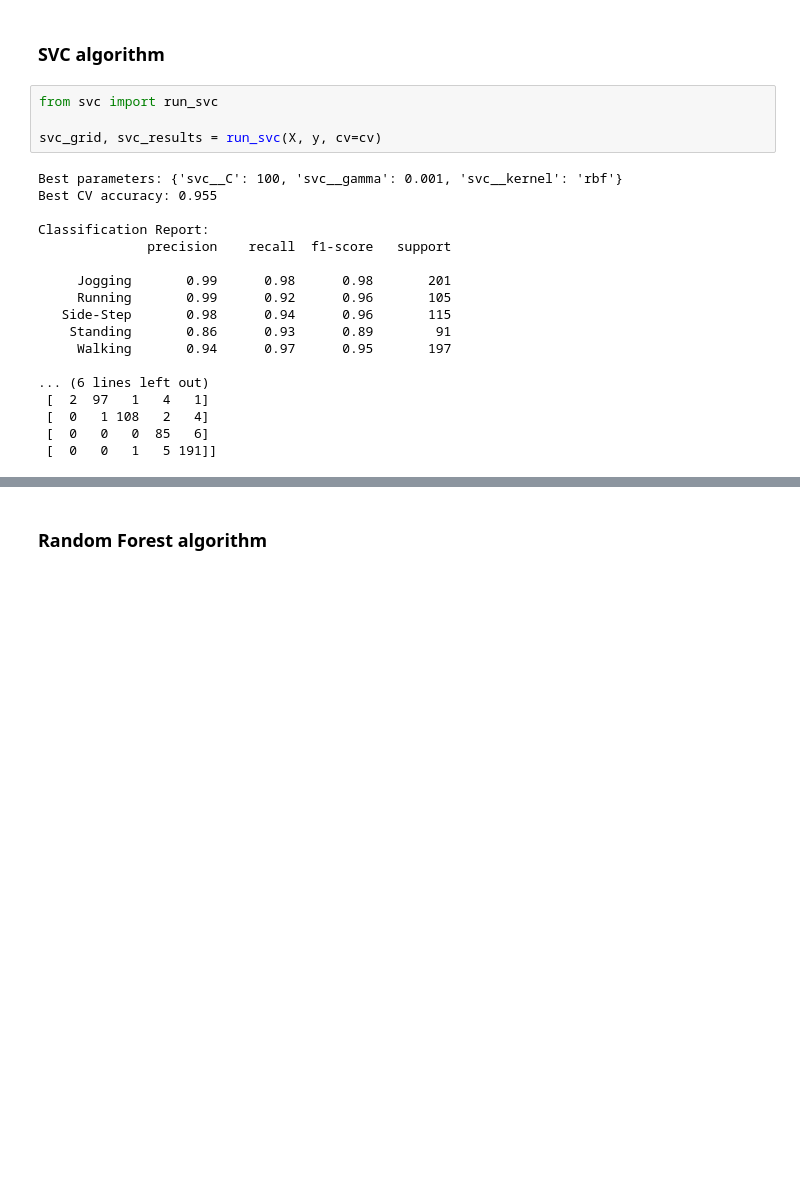
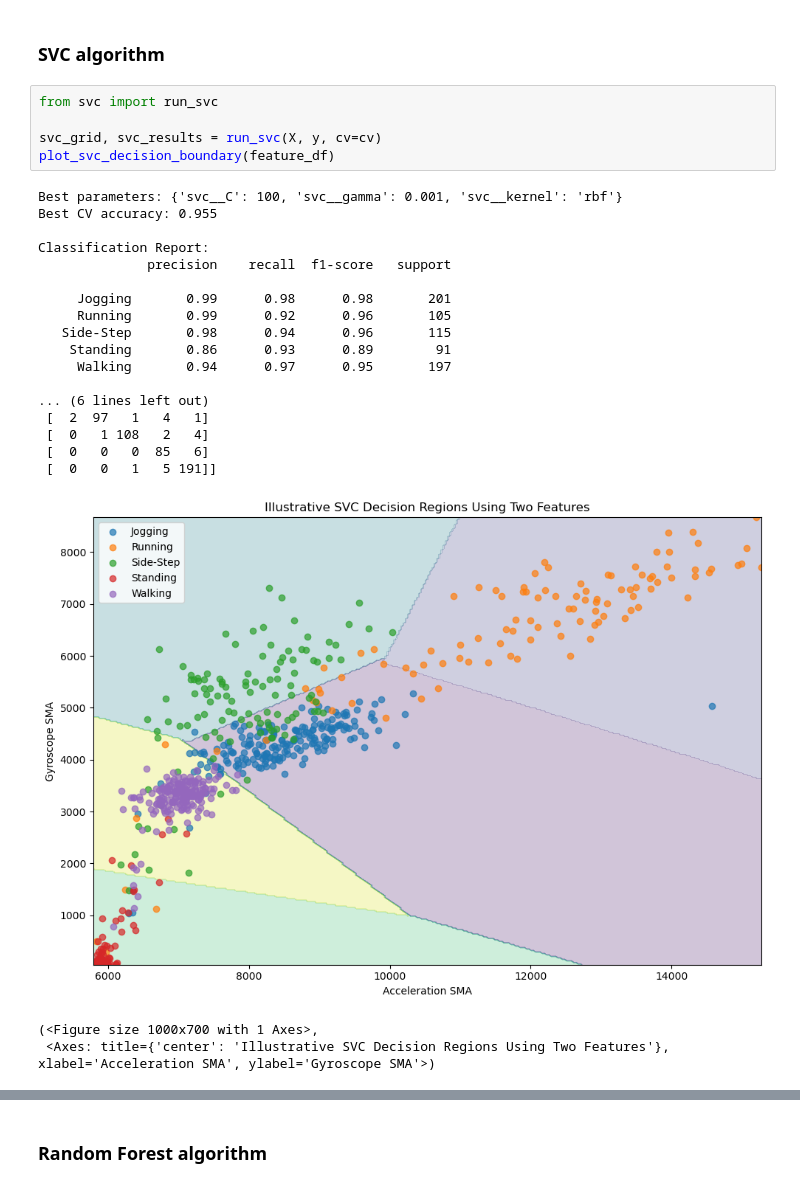
Before and after one commit to spagboolean-gif/cosc102_ass3, a Jupyter notebook: data_analysis.ipynb, the cells around one changed output, grey strips where cells are left out. Cells and saved outputs as stored; diff of their text form; blank space fills up the shorter version.

Commit message:
Add svc visualization

```diff
--- a/data_analysis.ipynb
+++ b/data_analysis.ipynb
@@ -177,23 +179,27 @@ Clasification Report summary:
 # %%
 from svc import run_svc
 
 svc_grid, svc_results = run_svc(X, y, cv=cv)
+plot_svc_decision_boundary(feature_df)
 # %% [output]
 Best parameters: {'svc__C': 100, 'svc__gamma': 0.001, 'svc__kernel': 'rbf'}
 Best CV accuracy: 0.955
 
 Classification Report:
               precision    recall  f1-score   support
 
      Jogging       0.99      0.98      0.98       201
      Running       0.99      0.92      0.96       105
    Side-Step       0.98      0.94      0.96       115
     Standing       0.86      0.93      0.89        91
      Walking       0.94      0.97      0.95       197
 
 ... (6 lines left out)
  [  2  97   1   4   1]
  [  0   1 108   2   4]
  [  0   0   0  85   6]
  [  0   0   1   5 191]]
+[figure, added]
+(<Figure size 1000x700 with 1 Axes>,
+ <Axes: title={'center': 'Illustrative SVC Decision Regions Using Two Features'}, xlabel='Acceleration SMA', ylabel='Gyroscope SMA'>)
 # %% [markdown]
```
Also changed, not shown: parts of 5 cells of this notebook, 1 other file.
